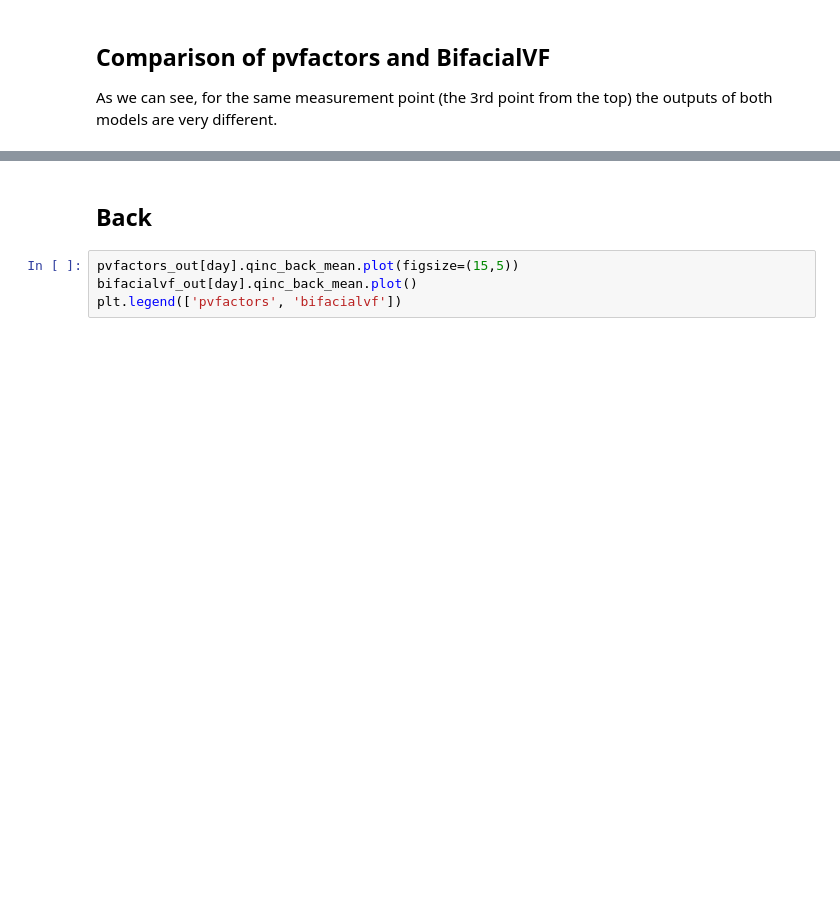
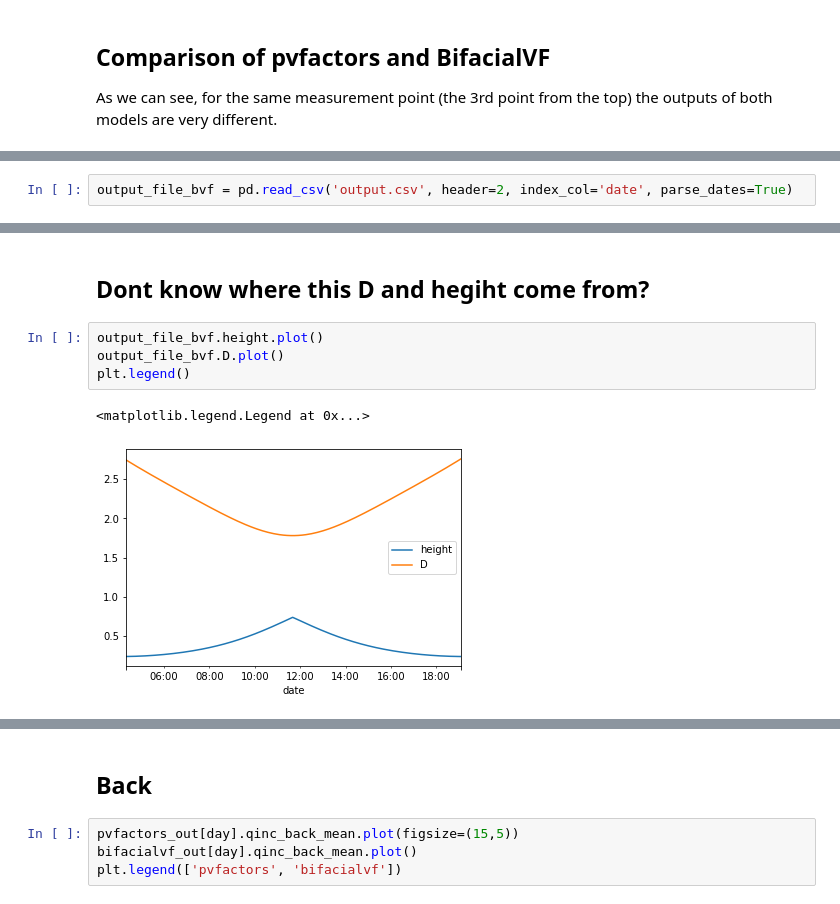
Before and after one commit to tcapelle/bifacial_model_validation, a Jupyter notebook: code/02_tracking.ipynb, the cells around one changed output, grey strips where cells are left out. Cells and saved outputs as stored; diff of their text form; blank space fills up the shorter version.

```diff
--- a/code/02_tracking.ipynb
+++ b/code/02_tracking.ipynb
@@ -146,0 +149,2 @@ pvfactors_out.head()
+# %%
+output_file_bvf = pd.read_csv('output.csv', header=2, index_col='date', parse_dates=True)
@@ -146,0 +165,9 @@ pvfactors_out.head()
+# %% [markdown]
+## Dont know where this D and hegiht come from?
+# %%
+output_file_bvf.height.plot()
+output_file_bvf.D.plot()
+plt.legend()
+# %% [output]
+<matplotlib.legend.Legend at 0x...>
+[figure, added]
```
Also changed, not shown: parts of 5 cells of this notebook.
